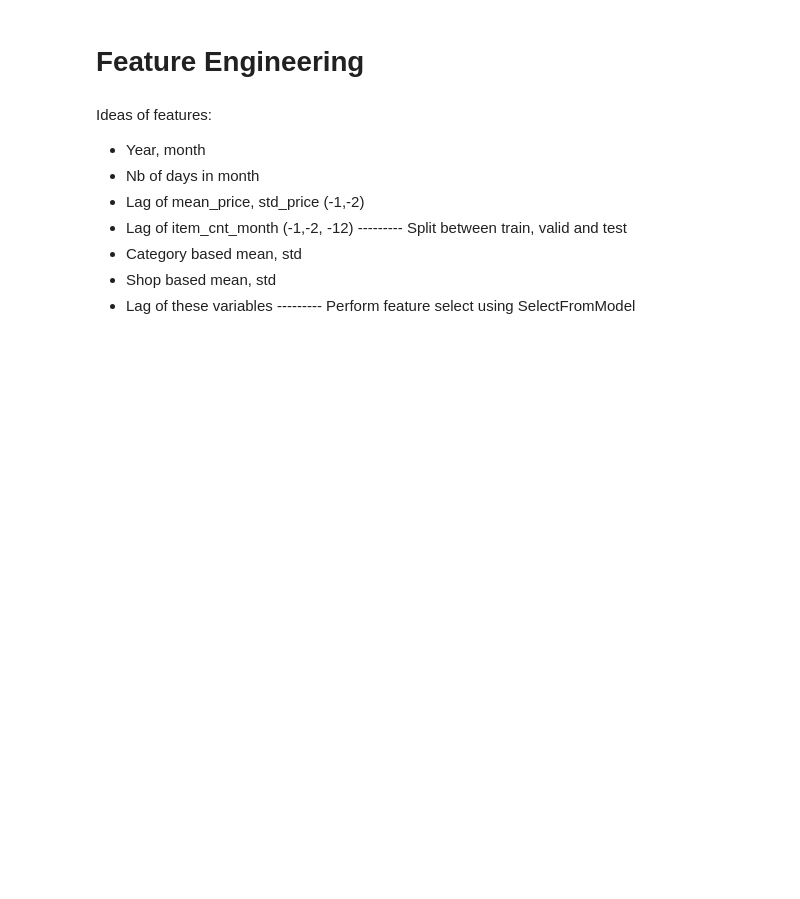
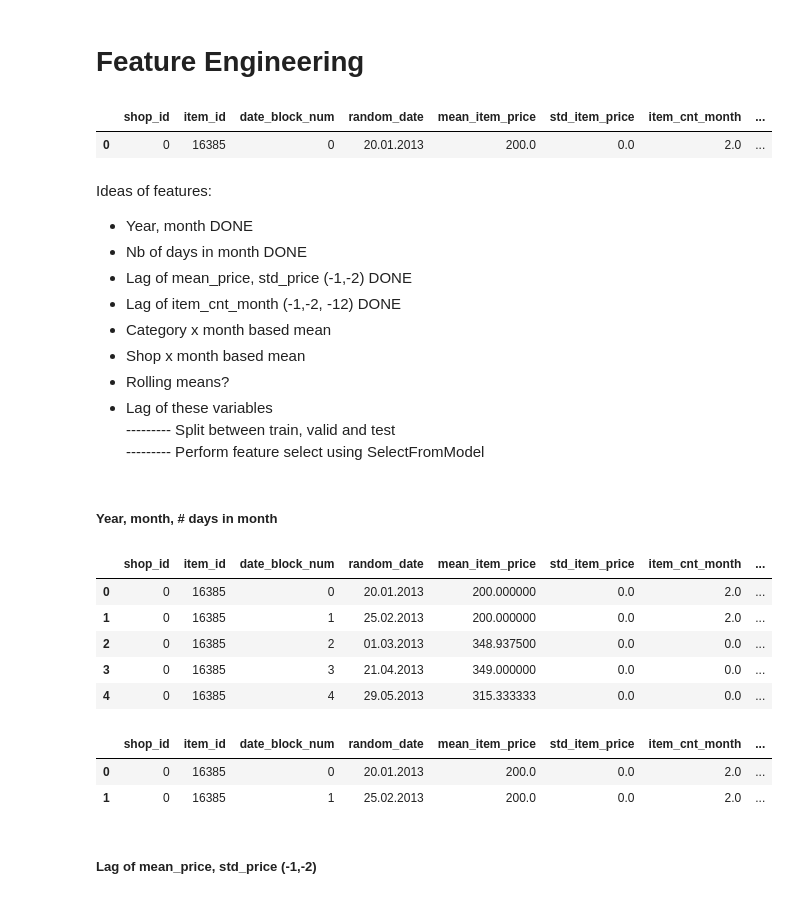
Before and after one commit to RobBlanchard/kaggle-predict-sales, a Jupyter notebook: XGBoost - 2.ipynb, the cells around one changed output. Saved outputs shown, nothing was run; the diff lists cells and outputs as text; code cells hidden in the pictures; blank space fills up the shorter version.

```diff
--- a/XGBoost - 2.ipynb
+++ b/XGBoost - 2.ipynb
@@ -607,3 +607,5 @@ bigboi_filled.to_pickle("shopxitemxmonth_filled.pkl")
+# %%
+bigboi_filled = pd.read_pickle("cleaned_sets/shopxitemxmonth_filled.pkl")
 # %% [markdown]
 ## Existing feature EDA
 # %% [markdown]
@@ -788,14 +790,46 @@ bigboi_filled.loc[(bigboi_filled["item_id"]==20949) &
 | 6125288 | 763.0 | 799.0 |
 # %% [markdown]
 # Feature Engineering
+# %%
+df_fe = bigboi_filled.copy()
+df_fe.head(1)
+# %% [output]
+|  | shop_id | item_id | date_block_num | random_date | mean_item_price | std_item_price | item_cnt_month | ... |
+| 0 | 0 | 16385 | 0 | 20.01.2013 | 200.0 | 0.0 | 2.0 | ... |
 # %% [markdown]
 Ideas of features:
-- Year, month
-- Nb of days in month
-- Lag of mean_price, std_price (-1,-2)
-- Lag of item_cnt_month (-1,-2, -12)
+- Year, month DONE
+- Nb of days in month DONE
+- Lag of mean_price, std_price (-1,-2) DONE
+- Lag of item_cnt_month (-1,-2, -12) DONE
+- Category x month based mean
+- Shop x month based mean
+- Rolling means?
+- Lag of these variables
 --------- Split between train, valid and test
-- Category based mean, std
-- Shop based mean, std
-- Lag of these variables
 --------- Perform feature select using SelectFromModel
+# %% [markdown]
+##### Year, month, # days in month
+# %%
+def month_year(x):
+    return int(x[3:5]),int(x[7:])
+# %%
+df_fe["month"],df_fe["year"] = zip(*df_fe["random_date"].map(month_year))
+df_fe.head()
+# %% [output]
+|  | shop_id | item_id | date_block_num | random_date | mean_item_price | std_item_price | item_cnt_month | ... |
+| 0 | 0 | 16385 | 0 | 20.01.2013 | 200.000000 | 0.0 | 2.0 | ... |
+| 1 | 0 | 16385 | 1 | 25.02.2013 | 200.000000 | 0.0 | 2.0 | ... |
+| 2 | 0 | 16385 | 2 | 01.03.2013 | 348.937500 | 0.0 | 0.0 | ... |
+| 3 | 0 | 16385 | 3 | 21.04.2013 | 349.000000 | 0.0 | 0.0 | ... |
+| 4 | 0 | 16385 | 4 | 29.05.2013 | 315.333333 | 0.0 | 0.0 | ... |
+# %%
+month_to_days={1:31, 2:28, 3:31, 4:30, 5:31, 6:30, 7:31, 8: 31, 9:30, 10:31, 11:30, 12:31}
+df_fe["nb_days"] = df_fe["month"].apply(month_to_days.get)
+df_fe.head(2)
+# %% [output]
+|  | shop_id | item_id | date_block_num | random_date | mean_item_price | std_item_price | item_cnt_month | ... |
+| 0 | 0 | 16385 | 0 | 20.01.2013 | 200.0 | 0.0 | 2.0 | ... |
+| 1 | 0 | 16385 | 1 | 25.02.2013 | 200.0 | 0.0 | 2.0 | ... |
+# %% [markdown]
+##### Lag of mean_price, std_price (-1,-2)
```
Also changed, not shown: parts of 9 cells of this notebook.
